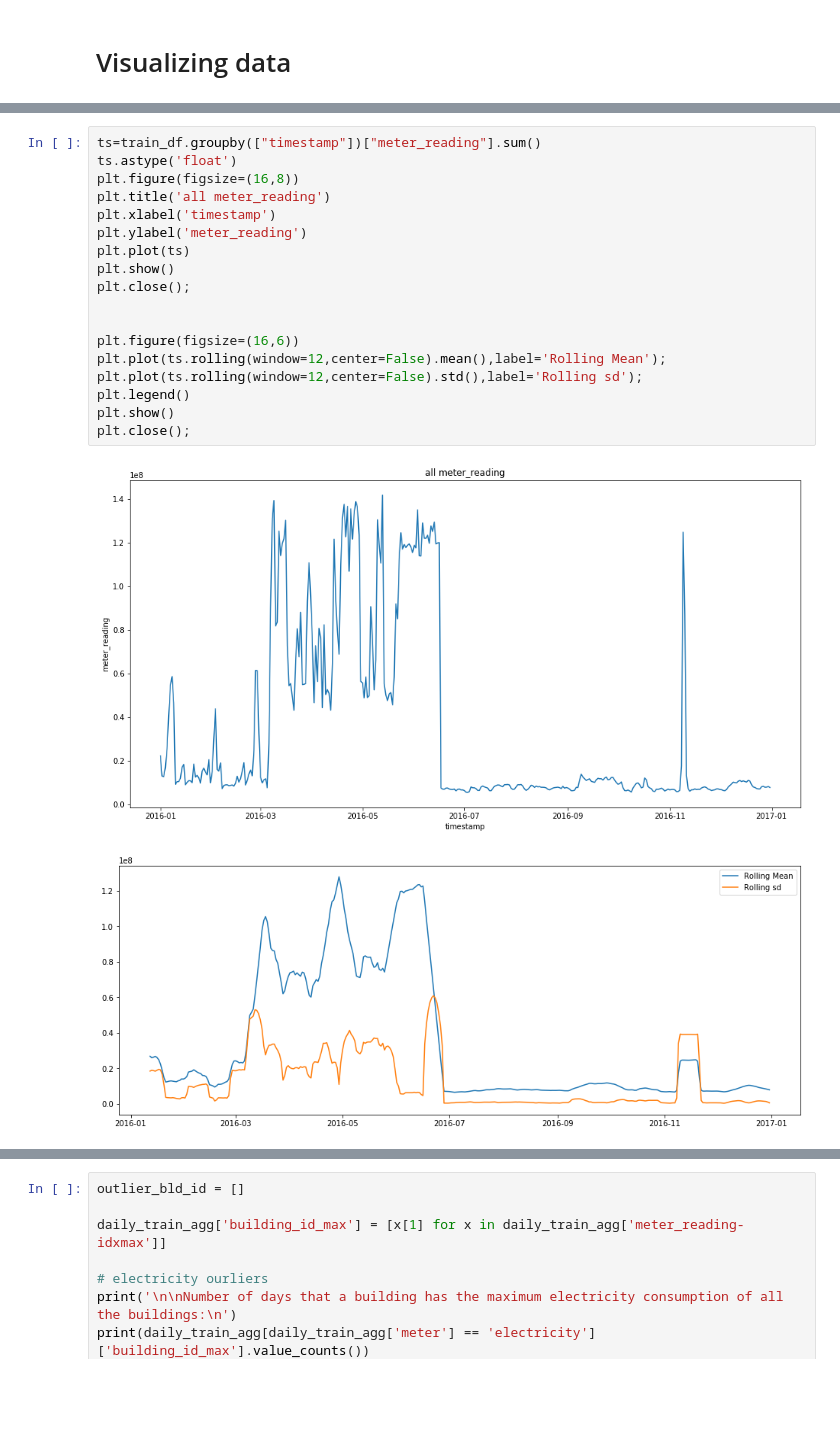
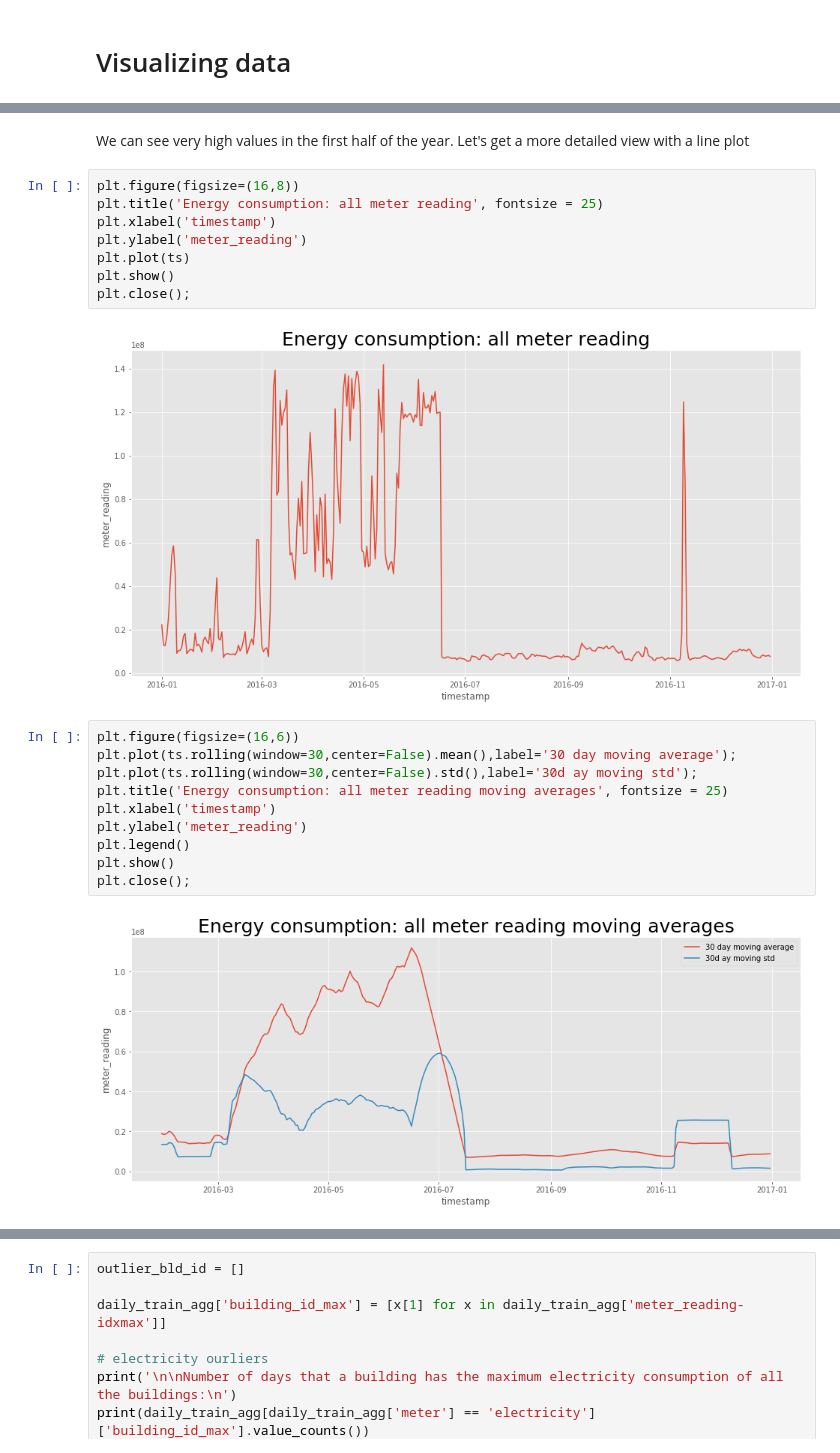
Before and after one commit to dmculiac/A-Kaggle-Prize-Money-Competition, a Jupyter notebook: A Kaggle Prize Money Competition.ipynb, the cells around one changed output, grey strips where cells are left out. Saved outputs shown, nothing was run; the diff lists cells and outputs as text; blank space fills up the shorter version.

```diff
--- a/A Kaggle Prize Money Competition.ipynb
+++ b/A Kaggle Prize Money Competition.ipynb
@@ -323,21 +343,24 @@ daily_train_agg.rename_axis(None, axis=1)
+# %% [markdown]
+We can see very high values in the first half of the year. Let's get a more detailed view with a line plot
+# %%
+plt.figure(figsize=(16,8))
+plt.title('Energy consumption: all meter reading', fontsize = 25)
+plt.xlabel('timestamp')
+plt.ylabel('meter_reading')
+plt.plot(ts)
+plt.show()
+plt.close();
+# %% [output]
+[figure, added]
 # %%
-ts=train_df.groupby(["timestamp"])["meter_reading"].sum()
-ts.astype('float')
-plt.figure(figsize=(16,8))
-plt.title('all meter_reading')
+plt.figure(figsize=(16,6))
+plt.plot(ts.rolling(window=30,center=False).mean(),label='30 day moving average');
+plt.plot(ts.rolling(window=30,center=False).std(),label='30d ay moving std');
+plt.title('Energy consumption: all meter reading moving averages', fontsize = 25)
 plt.xlabel('timestamp')
 plt.ylabel('meter_reading')
-plt.plot(ts)
-plt.show()
-plt.close();
-
-
-plt.figure(figsize=(16,6))
-plt.plot(ts.rolling(window=12,center=False).mean(),label='Rolling Mean');
-plt.plot(ts.rolling(window=12,center=False).std(),label='Rolling sd');
 plt.legend()
 plt.show()
 plt.close();
 # %% [output]
-[figure, old version]
+[figure, new version]
-[figure, removed]
```
Also changed, not shown: parts of 35 cells of this notebook.
